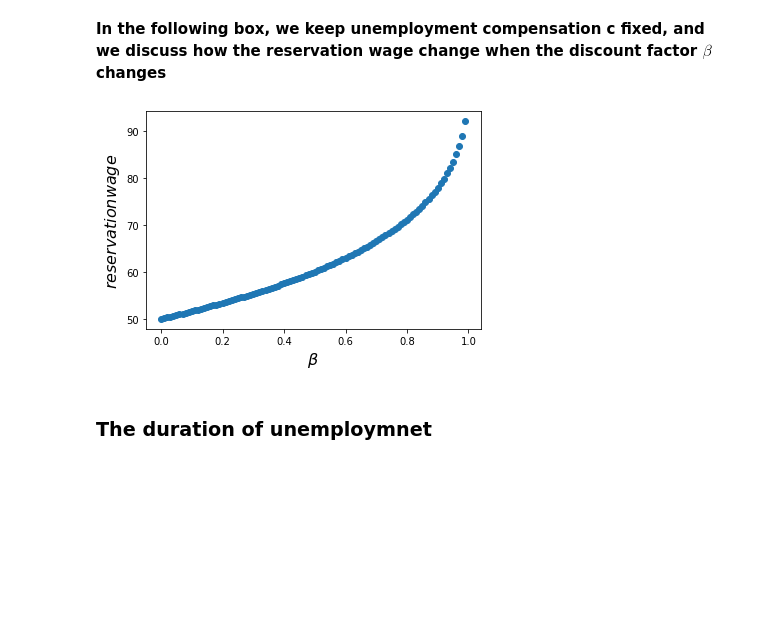
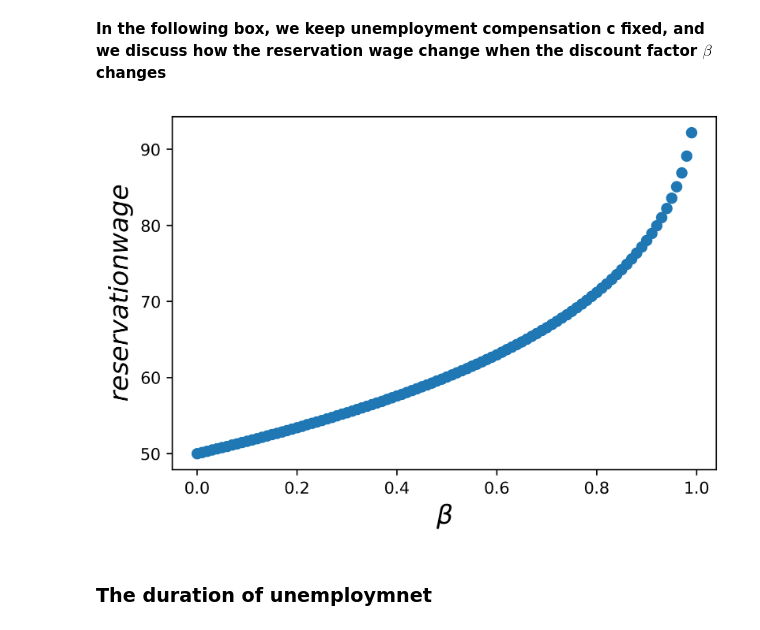
Before and after one commit to HuangruiChu/ECON211, a Jupyter notebook: Huangrui_Chu_Job_Searching_Model.ipynb, the cells around one changed output. Cells and saved outputs as stored; diff of their text form; code cells hidden in the pictures; blank space fills up the shorter version.

```diff
--- a/Huangrui_Chu_Job_Searching_Model.ipynb
+++ b/Huangrui_Chu_Job_Searching_Model.ipynb
@@ -288,19 +288,19 @@ for j, β in enumerate(β_vals):
         mcm = McCallModel(c=c, β=β)
         R[j] = compute_reservation_wage(mcm)
 # %%
-fig, ax = plt.subplots()
+fig, ax = plt.subplots(dpi=500)
 
 cs2 = ax.scatter(β_vals, R)
 
 
 ax.set_xlabel("$β$", fontsize=16)
 ax.set_ylabel("$reservation wage$", fontsize=16)
 
 ax.ticklabel_format(useOffset=False)
 
 plt.show()
 # %% [output]
-[figure, old version]
+[figure, new version]
 # %% [markdown]
 ### The duration of unemploymnet
 # %% [markdown]
```
Also changed, not shown: parts of 8 cells of this notebook.
